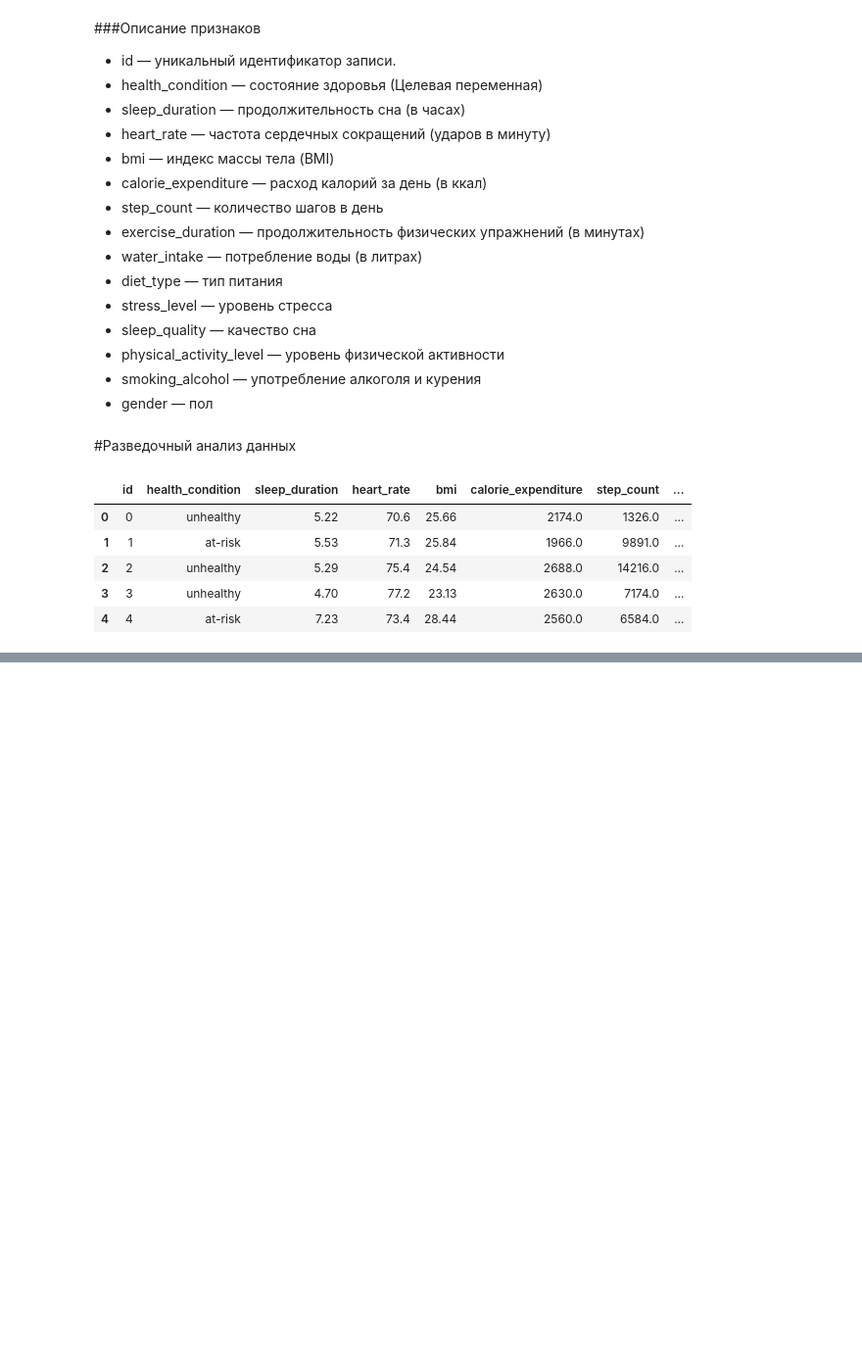
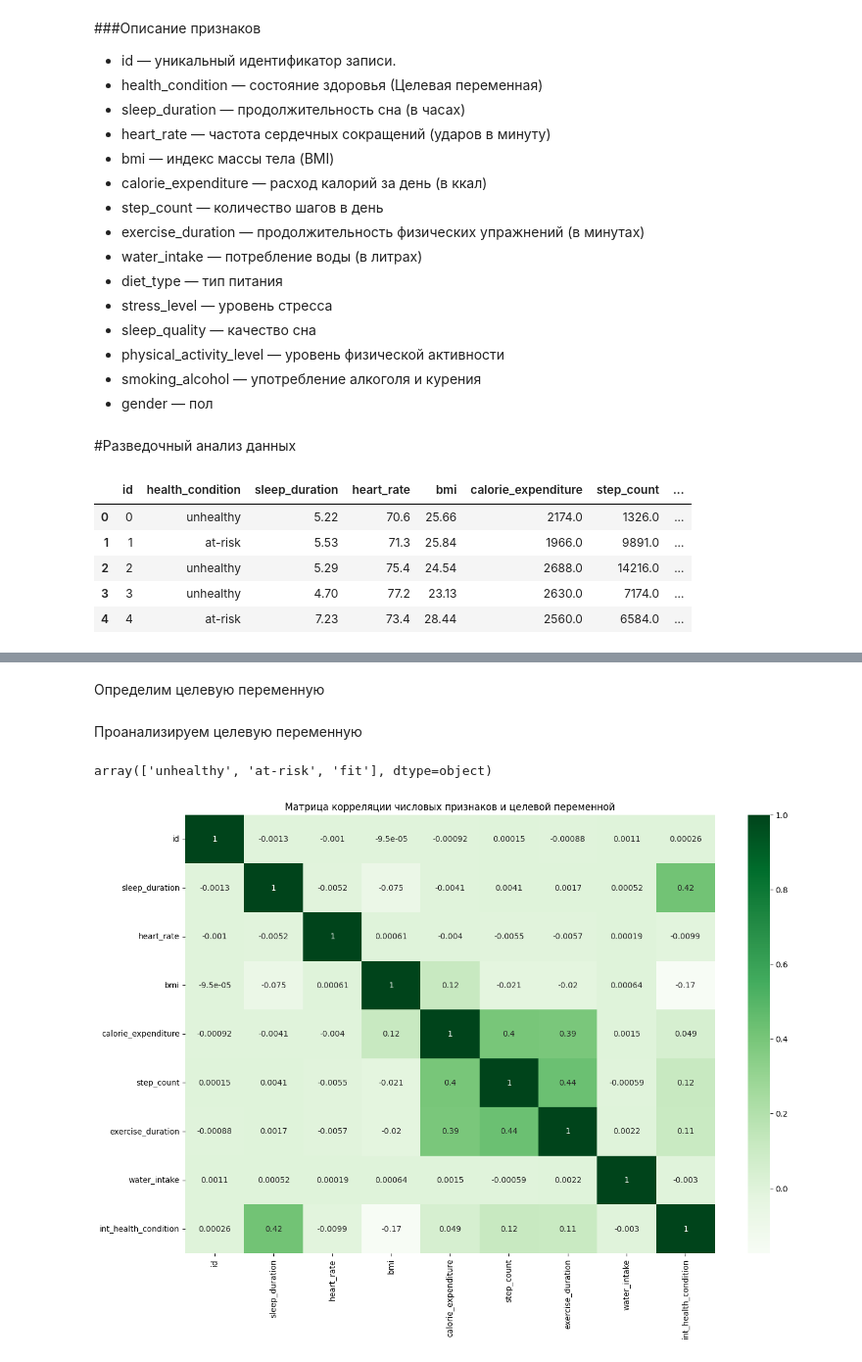
Before and after one commit to maks-t-code/predicting_student_health_risk, a Jupyter notebook: Predicting_Student_Health_Risk.ipynb, the cells around one changed output, grey strips where cells are left out. Shown at 98% size. Cells and saved outputs as stored; diff of their text form; code cells hidden in the pictures; blank space fills up the shorter version.

```diff
--- a/Predicting_Student_Health_Risk.ipynb
+++ b/Predicting_Student_Health_Risk.ipynb
@@ -61,0 +85,2 @@ df_train.head()
+# %% [markdown]
+Определим целевую переменную
@@ -61,0 +89,19 @@ df_train.head()
+# %% [markdown]
+Проанализируем целевую переменную
+# %%
+df_train[target].unique()
+# %% [output]
+array(['unhealthy', 'at-risk', 'fit'], dtype=object)
+# %%
+# Для обучения модели необходимо целевую переменную закодировать в число
+dict_personality = {'unhealthy': 0, 'at-risk': 1, 'fit': 2}
+df_train['int_health_condition'] = df_train['health_condition'].map(dict_personality)
+target = 'int_health_condition'
+# %%
+# Посторим тепловую карту линейной корреляции числовых признаков и целевой переменной
+plt.figure(figsize=(15, 10))
+sns.heatmap(df_train.drop(['diet_type', 'stress_level', 'sleep_quality', 'physical_activity_level', 'smoking_alcohol', 'gender', 'health_condition'], axis=1).corr(), annot=True, cmap="Greens")
+plt.title('Матрица корреляции числовых признаков и целевой переменной')
+plt.show()
+# %% [output]
+[figure, added]
```
Also changed, not shown: parts of 8 cells of this notebook.
